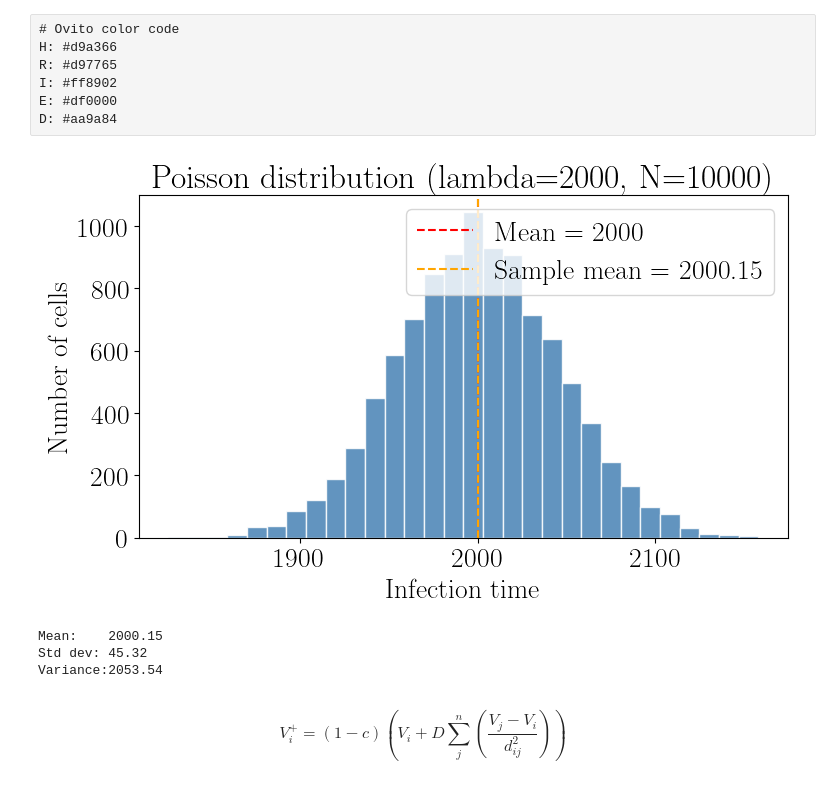
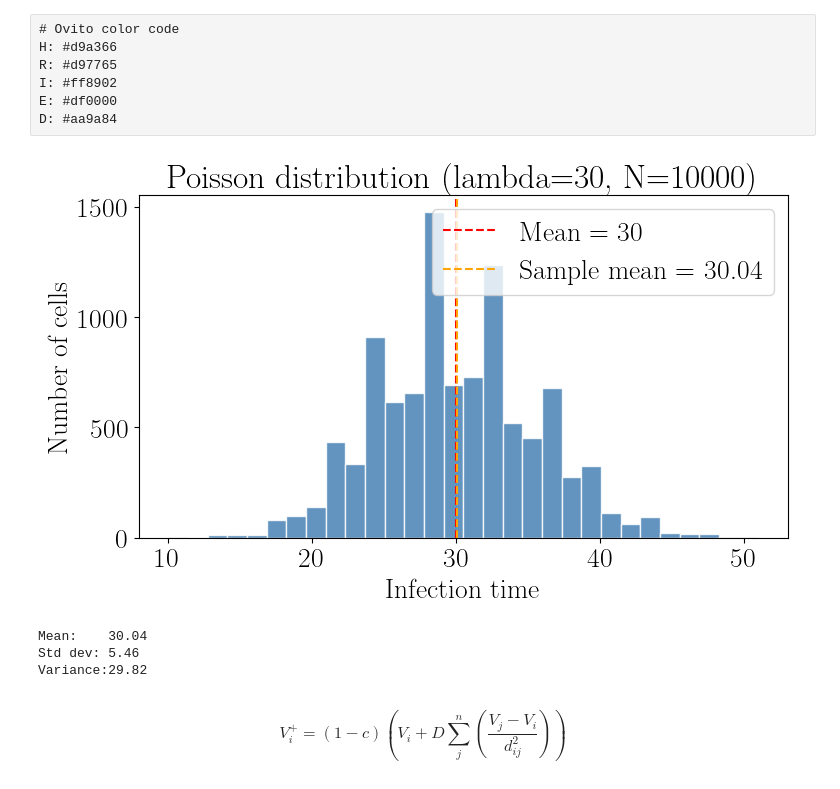
Before and after one commit to rblanco89/TissueFlu, a Jupyter notebook: utilities/tissuePlots.ipynb, the cells around one changed output. Saved outputs shown, nothing was run; the diff lists cells and outputs as text; code cells hidden in the pictures.

```diff
--- a/utilities/tissuePlots.ipynb
+++ b/utilities/tissuePlots.ipynb
@@ -33,38 +33,38 @@ E: #df0000
 D: #aa9a84
 # %%
 # Parameters
-average_life = 2000  # min
+average_life = 30  # min
 num_cells = 10000
 
 # Draw samples from Poisson distribution
 samples = np.random.poisson(lam=average_life, size=num_cells)
 
 # # Plot
 fig, ax = plt.subplots(figsize=(8, 5))
 
 ax.hist(samples, bins=30, color='steelblue', edgecolor='white', alpha=0.85)
 
 ax.axvline(average_life, color='red', linestyle='--', linewidth=1.5,
            label=f'Mean = {average_life}')
 ax.axvline(np.mean(samples), color='orange', linestyle='--', linewidth=1.5,
            label=f'Sample mean = {np.mean(samples):.2f}')
 
 ax.set_xlabel('Infection time')
 ax.set_ylabel('Number of cells')
 ax.set_title(f'Poisson distribution (lambda={average_life}, N={num_cells})')
 ax.legend()
 
 plt.tight_layout()
 plt.show()
 
 print(f"Mean:    {np.mean(samples):.2f}")
 print(f"Std dev: {np.std(samples):.2f}")
 print(f"Variance:{np.var(samples):.2f}") # Should be ~= lambda for Poisson
 # %% [output]
-[figure, old version]
+[figure, new version]
-Mean:    2000.15
-Std dev: 45.32
-Variance:2053.54
+Mean:    30.04
+Std dev: 5.46
+Variance:29.82
 # %% [markdown]
 $$V_i^+ = (1 - c) \left(V_i + D \sum_j^{n} \left(\frac{V_j - V_i}{d_{ij}^2}\right)\right)$$
 # %% [markdown]
```
Also changed, not shown: parts of 4 cells of this notebook, 7 other files.
